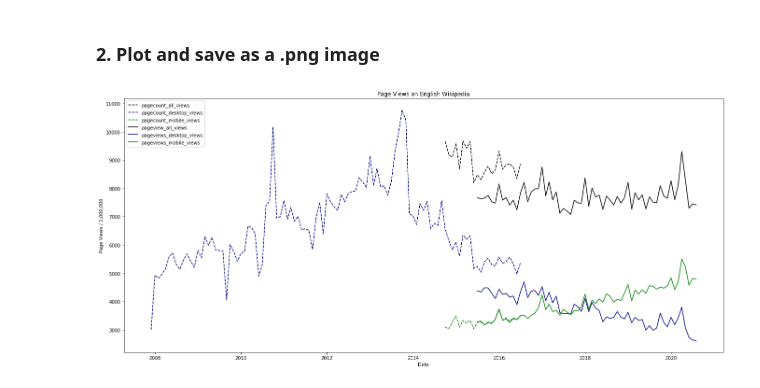
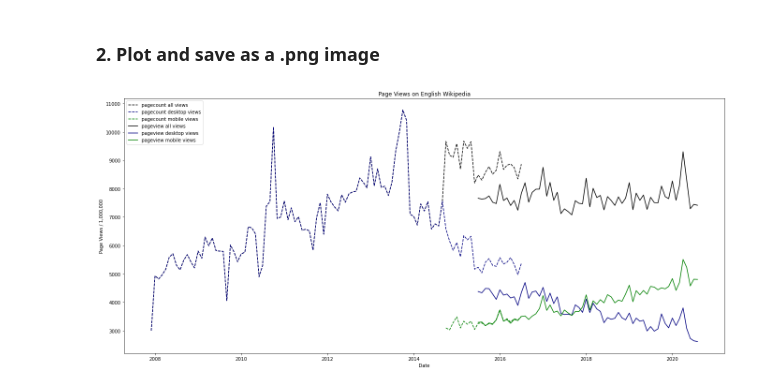
Before and after one commit to qye25/data-512, a Jupyter notebook: data-512-a1/data-512-a1.ipynb, the cells around one changed output. Cells and saved outputs as stored; diff of their text form; code cells hidden in the pictures.

Commit message:
new plot

```diff
--- a/data-512-a1/data-512-a1.ipynb
+++ b/data-512-a1/data-512-a1.ipynb
@@ -127,6 +147,8 @@ df.columns = ['year','month','pagecount_desktop_views', 'pagecount_mobile_views'
 # %% [markdown]
 ### 4. For data collected from the Pageviews API, combine the monthly values for mobile-app and mobile-web to create a total mobile traffic count for each month.
 # %%
+df = df.fillna(0)
+
 df['pageviews_mobile_views'] = df['pageviews_mobile_app']+df['pageviews_mobile_web']
 df = df.drop(columns=['pageviews_mobile_app', 'pageviews_mobile_web'])
 # %% [markdown]
@@ -146,6 +166,8 @@ df.to_csv('en-wikipedia_traffic_200712-201809.csv', index = False, na_rep = 0)
 
 ### 1. Set (year, month) pair as index
 # %%
+df = df.replace(0, np.nan)
+
 df.set_index(pd.to_datetime({
     'day': 1,
     'month': df['month'],
@@ -157,17 +179,17 @@ df.set_index(pd.to_datetime({
 ### 2. Plot and save as a .png image
 # %%
 plt.figure(figsize=(23,10))
-plt.plot(df.pagecount_all_views / 1000000, '--', color = 'black')
-plt.plot(df.pagecount_desktop_views / 1000000, '--', color = 'navy')
-plt.plot(df.pagecount_mobile_views / 1000000, '--', color = 'green')
-plt.plot(df.pageview_all_views / 1000000, color = 'black')
-plt.plot(df.pageviews_desktop_views / 1000000, color = 'navy')
-plt.plot(df.pageviews_mobile_views / 1000000, color = 'green')
-plt.legend(loc='upper left')
+plt.plot(df.pagecount_all_views / 1000000, '--', color = 'black', label = 'pagecount all views')
+plt.plot(df.pagecount_desktop_views / 1000000, '--', color = 'navy', label = 'pagecount desktop views')
+plt.plot(df.pagecount_mobile_views / 1000000, '--', color = 'green', label = 'pagecount mobile views')
+plt.plot(df.pageview_all_views / 1000000, color = 'black', label = 'pageview all views')
+plt.plot(df.pageviews_desktop_views / 1000000, color = 'navy', label = 'pageview desktop views')
+plt.plot(df.pageviews_mobile_views / 1000000, color = 'green', label = 'pageview mobile views')
+plt.legend(loc = 'upper left')
 plt.xlabel('Date')
 plt.ylabel('Page Views / 1,000,000')
-# plt.lim((0,))
+# plt.xlim((2008,2020))
 plt.title('Page Views on English Wikipedia')
 plt.savefig('Page Views on English Wikipedia.png')
 # %% [output]
-[figure, old version]
+[figure, new version]
```
Also changed, not shown: parts of 8 cells of this notebook.
